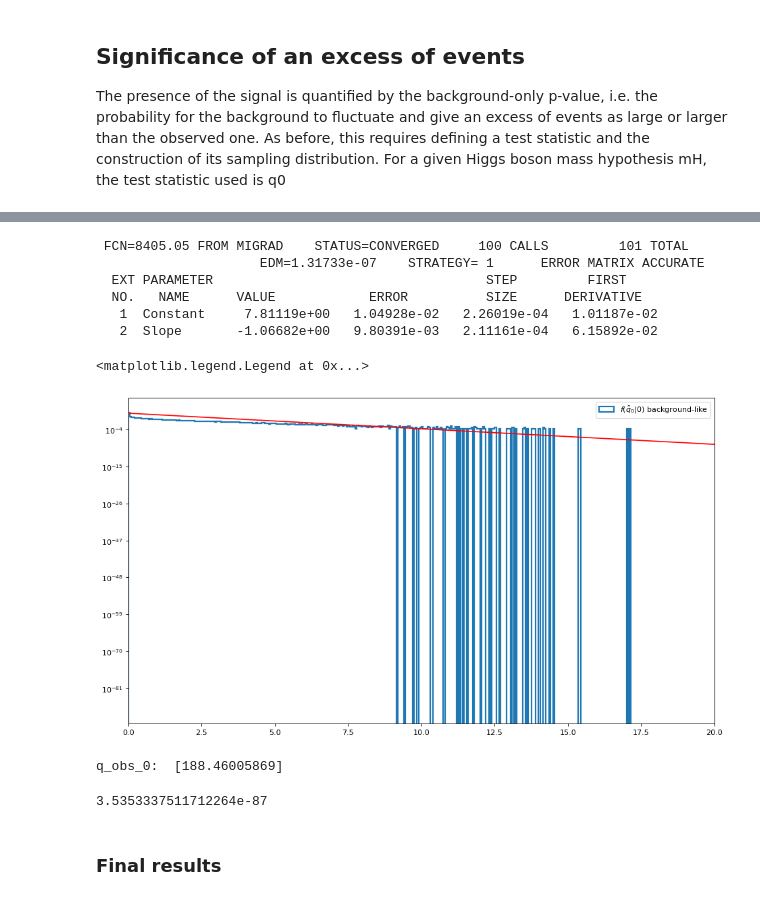
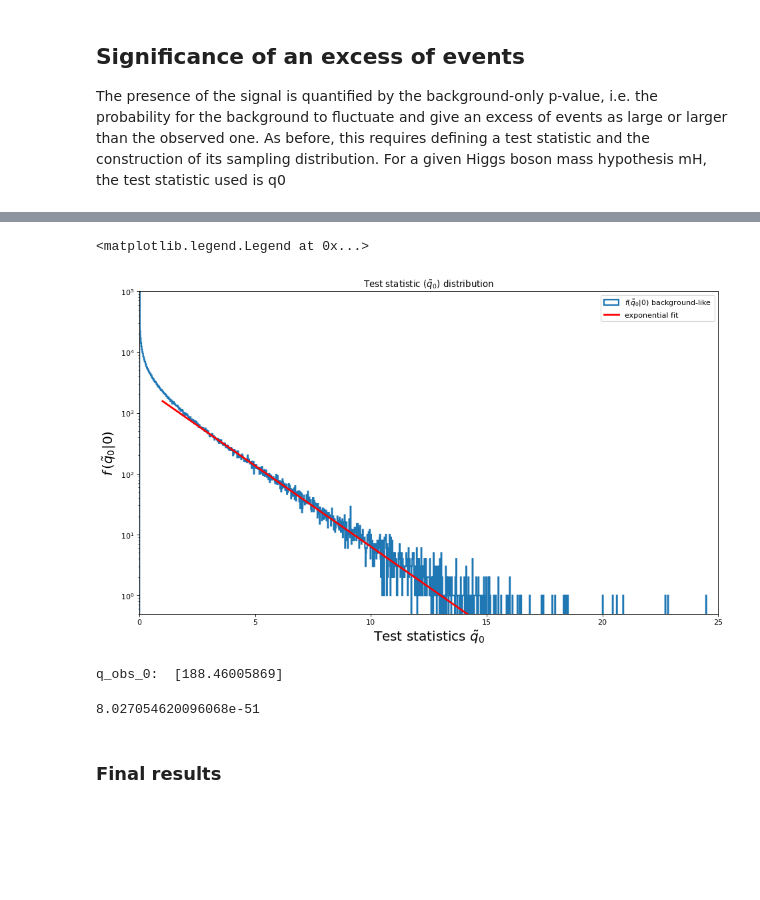
Before and after one commit to emabaci/LCP-mod.-B, a Jupyter notebook: final_project/Statistichal part.ipynb, the cells around one changed output, grey strips where cells are left out. Saved outputs shown, nothing was run; the diff lists cells and outputs as text; code cells hidden in the pictures; blank space fills up the shorter version.

```diff
--- a/final_project/Statistichal part.ipynb
+++ b/final_project/Statistichal part.ipynb
@@ -372,39 +438,38 @@ Warning in <TROOT::Append>: Replacing existing TH1: h (Potential memory leak).
-# %%
-%%cpp
-TF1 f ( "exp fit" , "expo" , 1 , -0.5 ) ;
-h->Fit(&f) ;
-# %% [output]
- FCN=8405.05 FROM MIGRAD    STATUS=CONVERGED     100 CALLS         101 TOTAL
-                     EDM=1.31733e-07    STRATEGY= 1      ERROR MATRIX ACCURATE
-  EXT PARAMETER                                   STEP         FIRST
-  NO.   NAME      VALUE            ERROR          SIZE      DERIVATIVE
-   1  Constant     7.81119e+00   1.04928e-02   2.26019e-04   1.01187e-02
-   2  Slope       -1.06682e+00   9.80391e-03   2.11161e-04   6.15892e-02
 # %%
-def exp(x, a= 7.81119, b = -1.06682):
-    return a*np.exp(b*x)
-x    = np.linspace(0., 190, 10000)
-y    = exp(x)
+def expo(x, a= 7.96444e+00 , b = -6.12061e-01):
+    return np.exp( a + b*x )
+
+x = np.linspace(1, 190, 10000)
+y = expo(x)
+# %%
+q_0_0s = []
+with open( 'q0_sample.txt', 'r' ) as in_file:
+    for line in in_file:
+        for q_0_0 in line.split( ):
+            q_0_0s.append( float(q_0_0) )
 # %%
 figure(figsize=(14, 8), dpi=80)
 histogram_0 = plt.hist(q_0_0s,
-                       bins = np.arange(min(q_0_0s),max(q_0_0s) + 0.5,0.05),
+                       bins = 1250,
                        histtype = 'step',
                        facecolor='c',
-                       density=True,
+                       #density=True,
                        label=r"$f(\tilde{q}_0|0)$ background-like",
                        linewidth=2)
 
-plt.plot(x, y, color = 'red')
-plt.xlim(0,20)
 
-#plt.axvline(q_obs_0, color='black', linestyle='dotted', linewidth=3, label = "q_obs_0")
+plt.plot(x, y, color = 'red', linewidth=2.5, label=r"exponential fit")
+
+plt.xlabel(r"Test statistics $\tilde{q}_{0}$", fontsize=18)
+plt.ylabel(r"$f\,(\tilde{q}_{0}|0)$", fontsize=18)
+plt.title(r"Test statistic $(\tilde{q}_{0})$ distribution")
 plt.yscale('log')
-
+plt.ylim(0.5,100000)
+plt.xlim(0,25)
 plt.legend()
 # %% [output]
 <matplotlib.legend.Legend at 0x...>
-[figure, old version]
+[figure, new version]
 # %%
 # Finding q0_obs as ratio of Likelihood-functions with mu = 0 and mu = best fit
 q_obs_0 = q_tilde_mu(0, theta_0_obs, mu_max, theta_max)
@@ -413,9 +478,10 @@ print("q_obs_0: ",q_obs_0)
 q_obs_0:  [188.46005869]
 # %%
 # p-value computed integrating analitically the function that fit the distribution above
-p_val_0 =integrate.quad(exp, q_obs_0 ,np.inf)[0]
-p_val_0
+i       = integrate.quad(expo, 0 , np.inf)[0]
+p_val_0 = integrate.quad(expo, q_obs_0 ,np.inf)[0]
+p_val_0/i
 # %% [output]
-3.5353337511712264e-87
+8.027054620096068e-51
 # %% [markdown]
 ### Final results
```
Also changed, not shown: parts of 26 cells of this notebook, 1 other file.
